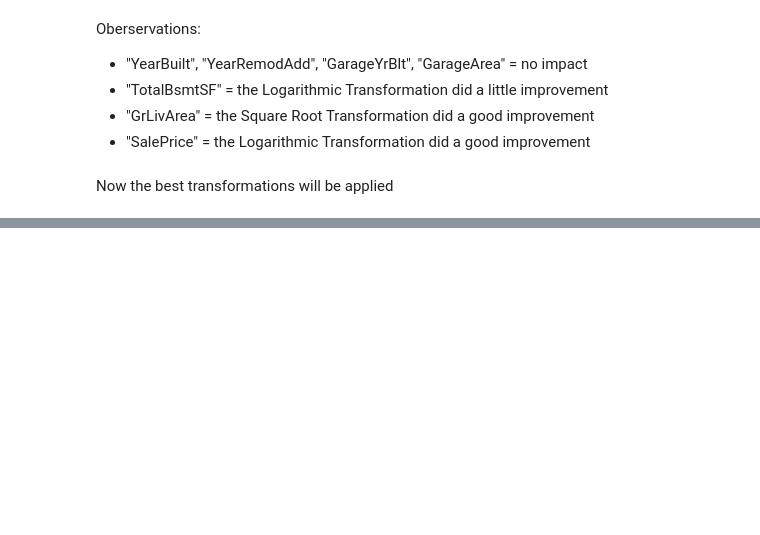
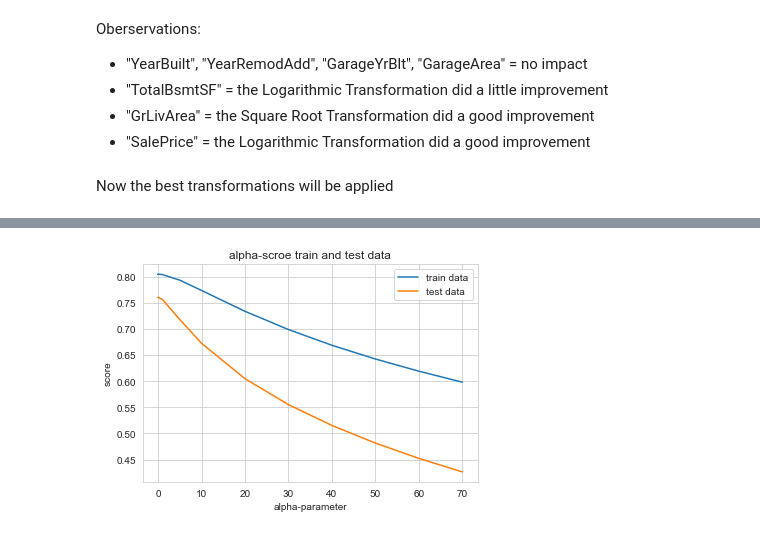
Before and after one commit to kiesel24/House-pricing-prediction-for-Ames-Iowa-USA-with-Machine-Learning, a Jupyter notebook: House pricing prediction for Ames (Iowa, USA) with Machine Learning.ipynb, the cells around one changed output, grey strips where cells are left out. Cells and saved outputs as stored; diff of their text form; code cells hidden in the pictures; blank space fills up the shorter version.

```diff
--- a/House pricing prediction for Ames (Iowa, USA) with Machine Learning.ipynb
+++ b/House pricing prediction for Ames (Iowa, USA) with Machine Learning.ipynb
@@ -590,0 +681,24 @@ def transformation(df):
+# %%
+def ridge_alpha(x_train, y_train, x_test, y_test):
+    l = [0, 0.0005, 0.005, 0.001, 0.01, 0.1, 1, 5, 10, 20, 30, 40, 50, 60, 70]
+    list_scores_train = []
+    list_scores_test = []
+    for i in l:
+        r = Ridge(alpha=i)
+        r.fit(x_train, y_train)
+        scores_train = cross_val_score(r, x_train, y_train, cv=10)
+        scores_test = cross_val_score(r, x_test, y_test, cv=10)
+        list_scores_train.append(scores_train.mean())
+        list_scores_test.append(scores_test.mean())
+    plt.plot(l, list_scores_train, label="train data")
+    plt.title("alpha-scroe train and test data")
+    plt.plot(l, list_scores_test, label="test data")
+    plt.legend(loc="upper right")
+    plt.xlabel("alpha-parameter")
+    plt.ylabel("score")
+    plt.show()
+    return None
+# %%
+ridge_alpha(x_train, y_train, x_test, y_test)
+# %% [output]
+[figure, added]
```
Also changed, not shown: parts of 47 cells of this notebook.
